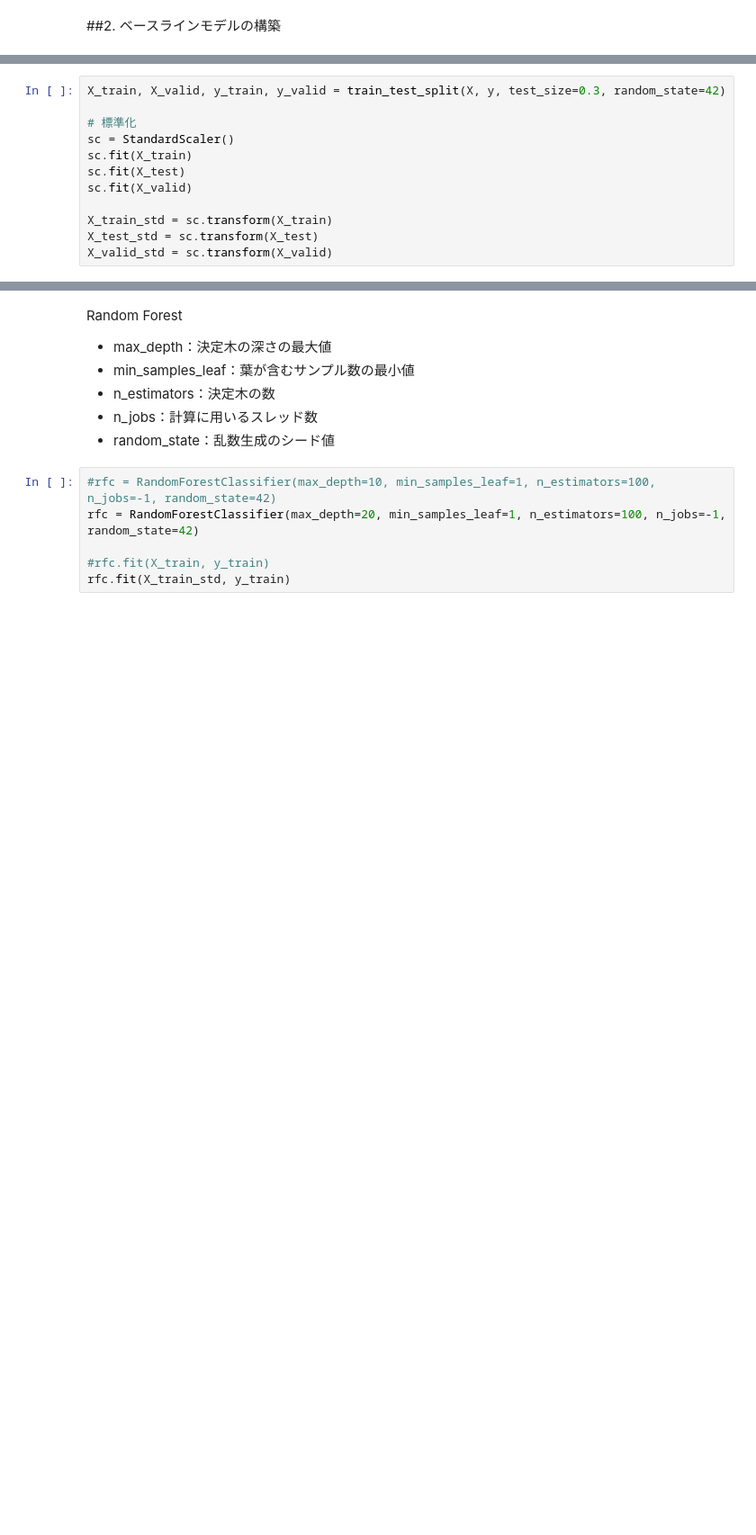
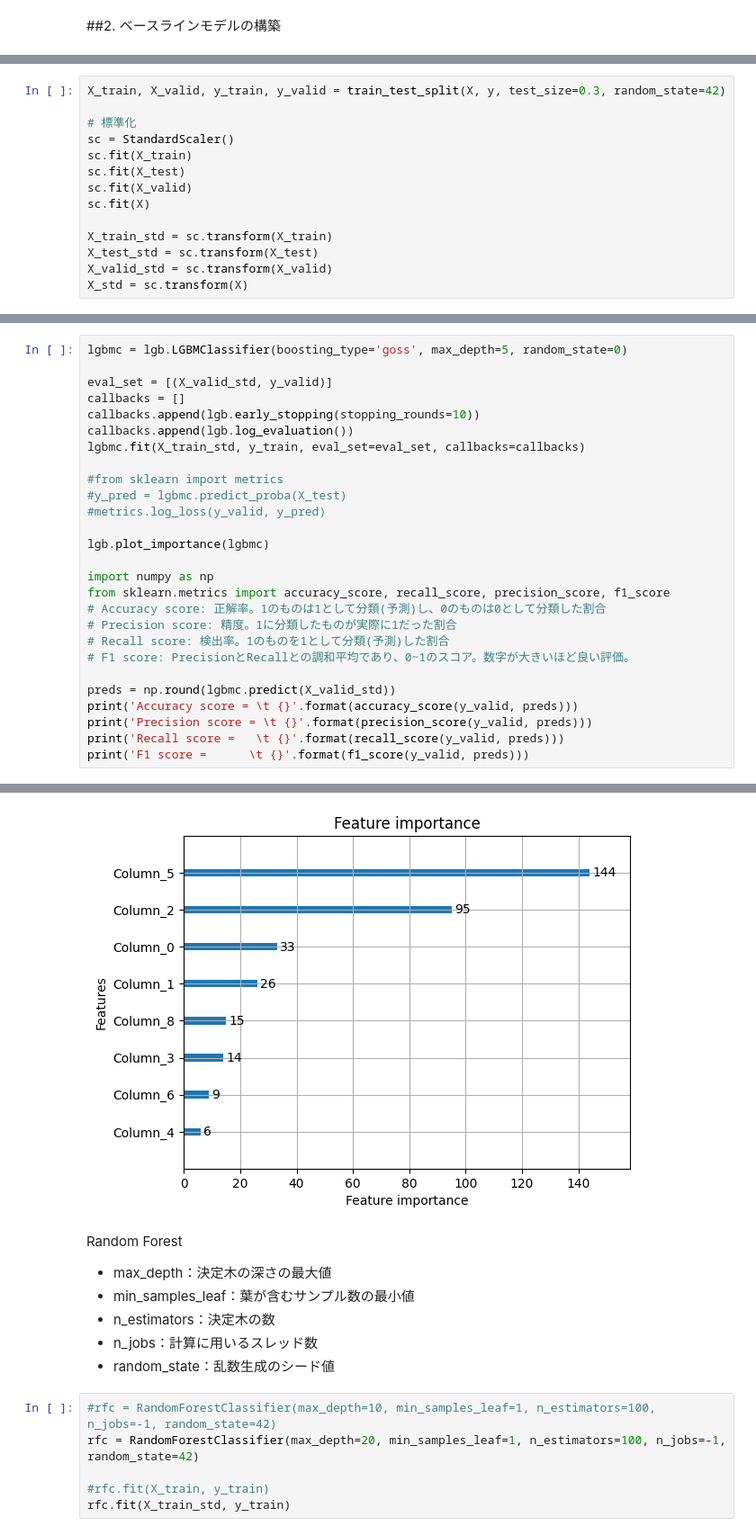
Before and after one commit to rokugatsu/titanic_kaggle, a Jupyter notebook: Competition01_based_240528_0781.ipynb, the cells around one changed output, grey strips where cells are left out. Shown at 90% size. Cells and saved outputs as stored; diff of their text form; blank space fills up the shorter version.

```diff
--- a/Competition01_based_240528_0781.ipynb
+++ b/Competition01_based_240528_0781.ipynb
@@ -463,7 +479,9 @@ sc = StandardScaler()
 sc.fit(X_train)
 sc.fit(X_test)
 sc.fit(X_valid)
+sc.fit(X)
 
 X_train_std = sc.transform(X_train)
 X_test_std = sc.transform(X_test)
 X_valid_std = sc.transform(X_valid)
+X_std = sc.transform(X)
@@ -469,0 +490,28 @@ X_valid_std = sc.transform(X_valid)
+# %%
+lgbmc = lgb.LGBMClassifier(boosting_type='goss', max_depth=5, random_state=0)
+
+eval_set = [(X_valid_std, y_valid)]
+callbacks = []
+callbacks.append(lgb.early_stopping(stopping_rounds=10))
+callbacks.append(lgb.log_evaluation())
+lgbmc.fit(X_train_std, y_train, eval_set=eval_set, callbacks=callbacks)
+
+#from sklearn import metrics
+#y_pred = lgbmc.predict_proba(X_test)
+#metrics.log_loss(y_valid, y_pred)
+
+lgb.plot_importance(lgbmc)
+
+import numpy as np
+from sklearn.metrics import accuracy_score, recall_score, precision_score, f1_score
+# Accuracy score: 正解率。1のものは1として分類(予測)し、0のものは0として分類した割合
+# Precision score: 精度。1に分類したものが実際に1だった割合
+# Recall score: 検出率。1のものを1として分類(予測)した割合
+# F1 score: PrecisionとRecallとの調和平均であり、0~1のスコア。数字が大きいほど良い評価。
+
+preds = np.round(lgbmc.predict(X_valid_std))
+print('Accuracy score = \t {}'.format(accuracy_score(y_valid, preds)))
+print('Precision score = \t {}'.format(precision_score(y_valid, preds)))
+print('Recall score =   \t {}'.format(recall_score(y_valid, preds)))
+print('F1 score =      \t {}'.format(f1_score(y_valid, preds)))
+# %% [output]
@@ -470,3 +535,4 @@ X_valid_std = sc.transform(X_valid)
+[figure, added]
 # %% [markdown]
 Random Forest
 *   max_depth：決定木の深さの最大値
```
Also changed, not shown: parts of 32 cells of this notebook.
